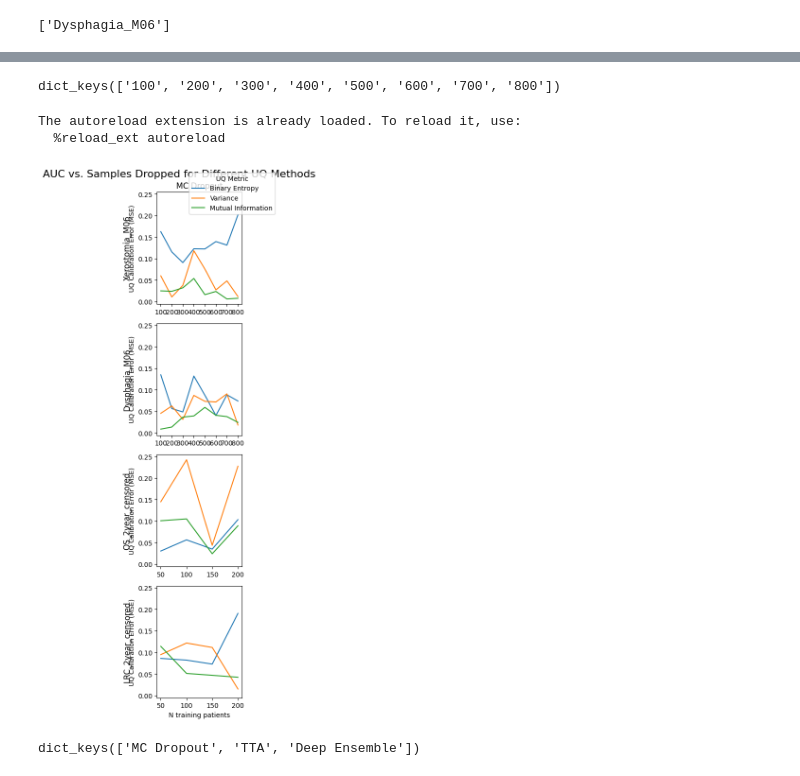
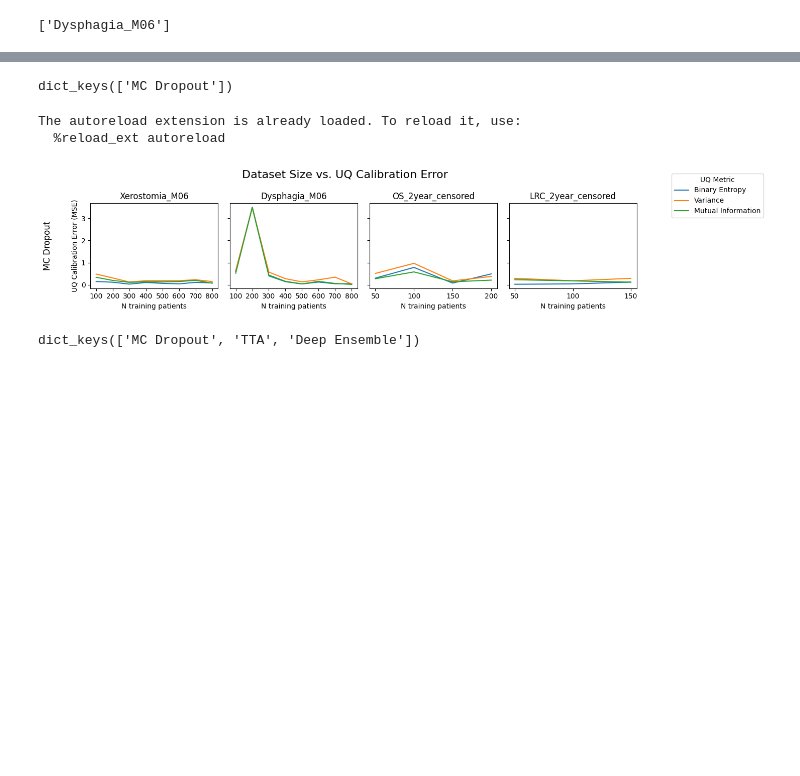
Before and after one commit to DLinRadiotherapyUMCG/PR3DICTR, a Jupyter notebook: metrics_testing copy.ipynb, the cells around one changed output, grey strips where cells are left out. Drawn from its saved outputs; the diff is of its cells as text; code cells hidden in the pictures; blank space fills up the shorter version.

```diff
--- a/metrics_testing copy.ipynb
+++ b/metrics_testing copy.ipynb
@@ -17,12 +17,14 @@ endpoint_list
 # %%
 UQ_method_folder_names_dict = {"MC Dropout" : "DATA MC Dropout",
                                #"TTA" : "DATA TTA",
-                               #"Deep Ensemble" : "DATA Deep Ensemble"
+                              # "Deep Ensemble" : "DATA Deep Ensemble"
                                }
-endpoint_folders_dict = {'Xerostomia_M06' : 'Xerostomia_1',
-                         "Dysphagia_M06" : "Dysphagia_1",
-                         "OS_2year_censored" : "OS_1_m3",
-                         "LRC_2year_censored" : "LRC_1"}
+endpoint_folders_dict = { "Dysphagia_M06" : "Dysphagia_M06",
+                        'Xerostomia_M06' : 'Xerostomia_M06',
+
+                         "OS_2year_censored" : "OS",
+                         "LRC_2year_censored" : "LRC"
+                         }
 
 ALL_DFS_DICT = {}
 
@@ -33,7 +35,7 @@ for endpoint_name, endpoint_folder_name in endpoint_folders_dict.items():
         ALL_DFS_DICT[endpoint_name][UQ_method_name] = {}
 
         # list all N_patients folders
-        root_dir = os.path.join("/home/macraedc/rt_pred_results/", UQ_method_folder, endpoint_folder_name)
+        root_dir = os.path.join("/home/macraedc/UQ_results/", UQ_method_folder, endpoint_folder_name)
         n_patients_folders = [d for d in os.listdir(root_dir) if os.path.isdir(os.path.join(root_dir, d))]
 
         for n_patients_folder in n_patients_folders:
@@ -43,9 +45,13 @@ for endpoint_name, endpoint_folder_name in endpoint_folders_dict.items():
                 all_preds_csv_dir = os.path.join(root_dir, n_patients_folder, "all_predictions.csv")
             else:
                 all_preds_csv_dir = os.path.join(root_dir, n_patients_folder, "model_1", "all_predictions.csv")
-            all_preds_df = pd.read_csv(all_preds_csv_dir, sep=';')
 
-            ALL_DFS_DICT[endpoint_name][UQ_method_name][n_patients] = all_preds_df
+            if not os.path.exists(all_preds_csv_dir):
+                print(f"File not found: {all_preds_csv_dir}")
+            else:
+                all_preds_df = pd.read_csv(all_preds_csv_dir, sep=';')
+
+                ALL_DFS_DICT[endpoint_name][UQ_method_name][n_patients] = all_preds_df
 
 
 def reorder_nested_dict(original_dict):
@@ -76,15 +70,7 @@ folders = os.listdir(root_dir)
-# %%
-ALL_DFS_DICT = {"Xerostomia_M06" : dict()}
-for folder in folders:
-    n_patients = folder.split("_")[-1]
-    #all_preds_csv_dir = os.path.join(root_dir, folder, 'model_1', "all_predictions.csv")
-    all_preds_csv_dir = os.path.join(root_dir, folder, "all_predictions.csv")
-    all_preds_df = pd.read_csv(all_preds_csv_dir, sep=';')
-    ALL_DFS_DICT["Xerostomia_M06"][n_patients] = all_preds_df
 # %%
 ALL_DFS_DICT['Xerostomia_M06'].keys()
 # %% [output]
-dict_keys(['100', '200', '300', '400', '500', '600', '700', '800'])
+dict_keys(['MC Dropout'])
 # %%
 %load_ext autoreload
 %autoreload 2
@@ -144,7 +130,7 @@ for endpoint, dfs in ALL_DFS_DICT.items():
 The autoreload extension is already loaded. To reload it, use:
   %reload_ext autoreload
 # %%
-UQ_methods_list = list(UQ_RESULTS_DICT["Xerostomia_M06"].keys())
+UQ_methods_list = list(UQ_RESULTS_DICT["Dysphagia_M06"].keys())
 UQ_metrics_list = ["Binary Entropy", "Variance", "Mutual Information"]
 
 ENDPOINT_TYPES = {
@@ -153,22 +139,21 @@ ENDPOINT_TYPES = {
     "OS_2year_censored": "Binary",
     "LRC_2year_censored": "Binary"
     #"OS_2year_no_clinical": "Binary"
-
 }
 # %%
 from src.uncertainty.visualisation.plotting_UQ import plot_nested_UQ
 
 
-fig = plot_nested_UQ(UQ_RESULTS_DICT, ENDPOINT_TYPES, UQ_methods_list, UQ_metrics_list, plot_type="calibration_error_dataset_size", row_key="endpoint", col_key="method")
+fig = plot_nested_UQ(UQ_RESULTS_DICT, ENDPOINT_TYPES, UQ_methods_list, UQ_metrics_list, plot_type="calibration_error_dataset_size", row_key="method", col_key="endpoint")
 
 plt.show()
 
 #
 # fig = plot_nested_UQ(UQ_RESULTS_DICT, ENDPOINT_TYPES, UQ_methods_list, UQ_metrics_list, plot_type="sparsification", row_key="endpoint", col_key="method")
 
 # plt.show()
 # %% [output]
-[figure, old version]
+[figure, new version]
 # %%
 UQ_RESULTS_DICT['Xerostomia_M06'].keys()
 # %% [output]
```
Also changed, not shown: parts of 4 cells of this notebook, 16 other files.
